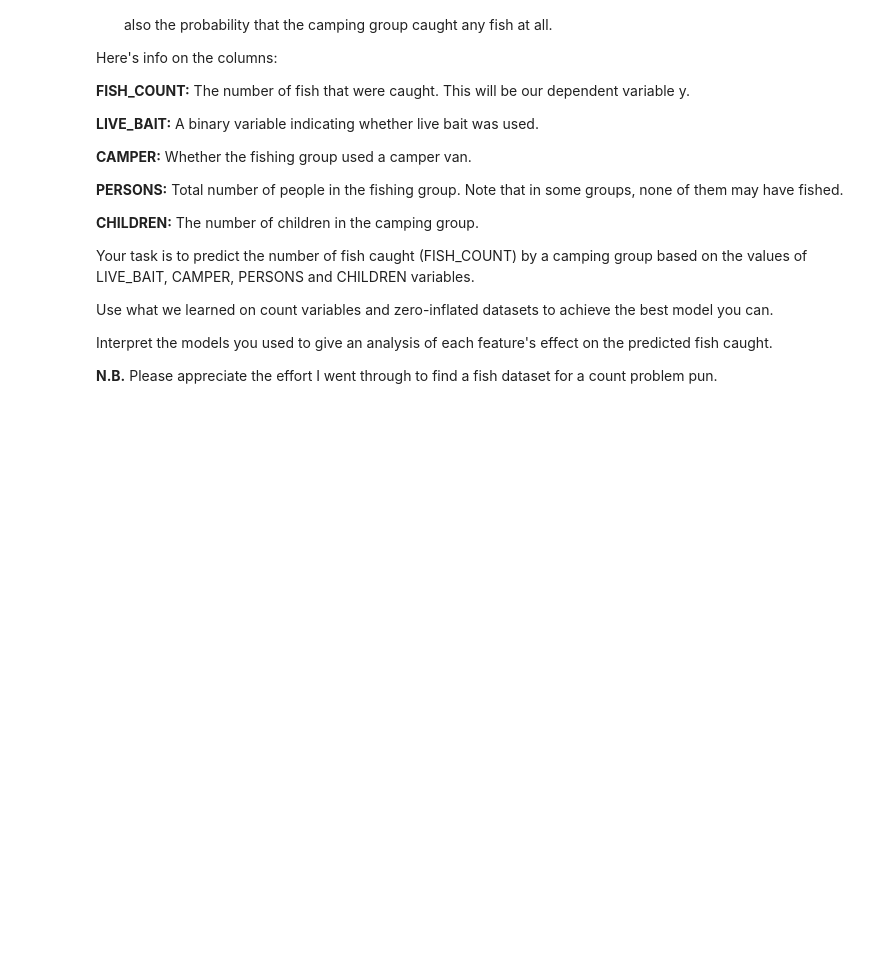
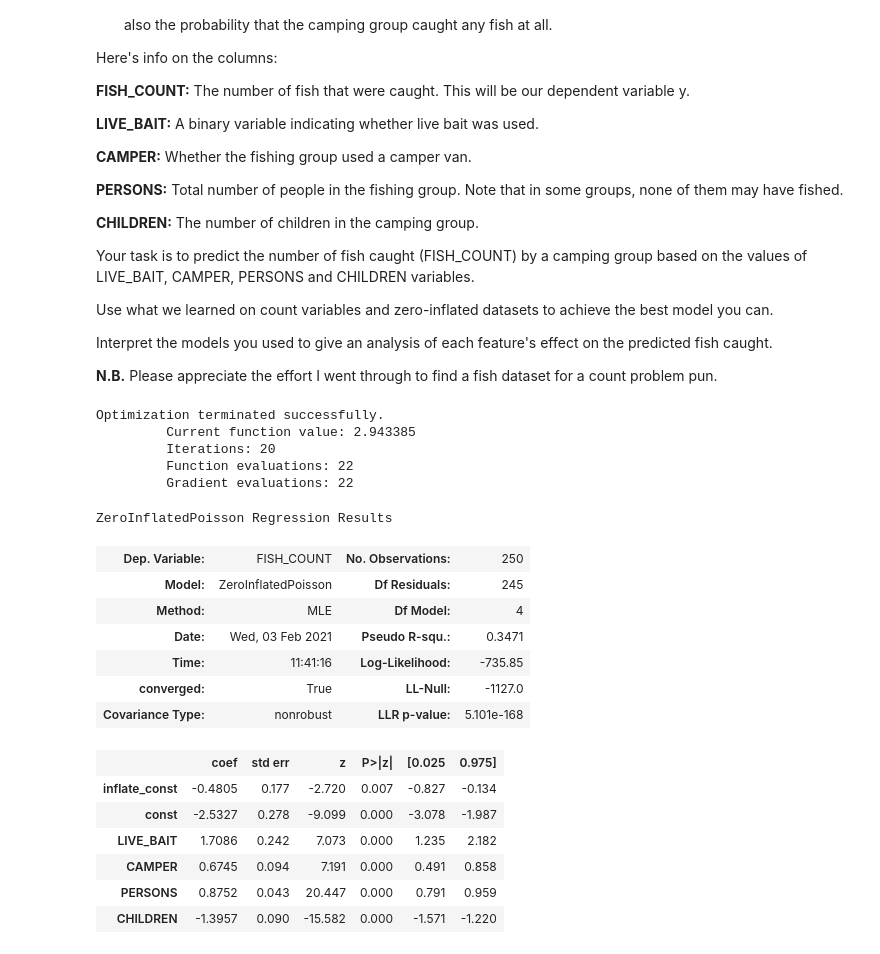
Before and after one commit to cb-ds-1/3-7-glm, a Jupyter notebook: workshop.ipynb, the cells around one changed output. Cells and saved outputs as stored; diff of their text form; code cells hidden in the pictures; blank space fills up the shorter version.

```diff
--- a/workshop.ipynb
+++ b/workshop.ipynb
@@ -8,3 +23,34 @@ Take your linear regression model from the workshop 3.3 on the titanic dataset.
 Swap OLS for logistic regresssion and compare the classification model metrics (accuracy, ROC plot, F1, precision/recall).
 
 How much better is logistic regression than OLS on binary data?
+# %%
+df = sn.load_dataset('titanic')
+df = df.sort_values(by='pclass')
+
+df.embarked = df.embarked.astype(str)
+df['age'] = df.age.astype(float)
+
+df['sex'] = df.sex.replace(('male', 'female'), (1, 0))
+df['adult_male'] = df['adult_male'].replace((True, False), (1, 0))
+df['alive'] = df['alive'].replace((True, False), (1, 0))
+df['alone'] = df['alone'].replace((True, False), (1, 0))
+
+whom = pd.get_dummies(df['who'], drop_first=True)
+embark = pd.get_dummies(df['embarked'], drop_first=True)
+
+
+df_ = df.copy()
+df = df.drop(['embark_town', 'class', 'deck'], axis=1)
+df = df.dropna()
+
+y = df.survived
+x = df[['pclass', 'sibsp', 'adult_male', 'alone']]
+
+X = sm.add_constant(x)
+
+regression_model = sm.OLS(y,X).fit(cov_type='HC2')
+
+logistic_model = sm.Logit(y,X).fit(cov_type='HC2')
+
+print(regression_model.summary())
+print(logistic_model.summary())
@@ -63,6 +142,40 @@ Use what we learned on count variables and zero-inflated datasets to achieve the
 Interpret the models you used to give an analysis of each feature's effect on the predicted fish caught.
 
 **N.B.** Please appreciate the effort I went through to find a fish dataset for a count problem pun.
+# %%
+df = pd.read_csv(r'C:\Users\David\Documents\code\Module 3\3-7-glm\data\fish.csv')
+
+y = df.FISH_COUNT
+x = sm.add_constant(df.drop('FISH_COUNT', axis=1))
+
+#Before continuing, let's check the distribution to find the right model.
+# sn.histplot(y)
+#Oh wow, a Poisson distribution. I'm shocked. What's actually important here is the huge amount of 0 values. Better use a ZeroInflated model.
+
+model = sm.ZeroInflatedPoisson(y,x).fit()
+
+model.summary()
+# %% [output]
+Optimization terminated successfully.
+         Current function value: 2.943385
+         Iterations: 20
+         Function evaluations: 22
+         Gradient evaluations: 22
+ZeroInflatedPoisson Regression Results
+| Dep. Variable: | FISH_COUNT | No. Observations: | 250 |
+| Model: | ZeroInflatedPoisson | Df Residuals: | 245 |
+| Method: | MLE | Df Model: | 4 |
+| Date: | Wed, 03 Feb 2021 | Pseudo R-squ.: | 0.3471 |
+| Time: | 11:41:16 | Log-Likelihood: | -735.85 |
+| converged: | True | LL-Null: | -1127.0 |
+| Covariance Type: | nonrobust | LLR p-value: | 5.101e-168 |
+|  | coef | std err | z | P>|z| | [0.025 | 0.975] |
+| inflate_const | -0.4805 | 0.177 | -2.720 | 0.007 | -0.827 | -0.134 |
+| const | -2.5327 | 0.278 | -9.099 | 0.000 | -3.078 | -1.987 |
+| LIVE_BAIT | 1.7086 | 0.242 | 7.073 | 0.000 | 1.235 | 2.182 |
+| CAMPER | 0.6745 | 0.094 | 7.191 | 0.000 | 0.491 | 0.858 |
+| PERSONS | 0.8752 | 0.043 | 20.447 | 0.000 | 0.791 | 0.959 |
+| CHILDREN | -1.3957 | 0.090 | -15.582 | 0.000 | -1.571 | -1.220 |
 # %% [markdown]
 # 5. Survival Question
 
```
Also changed, not shown: parts of 6 cells of this notebook.
